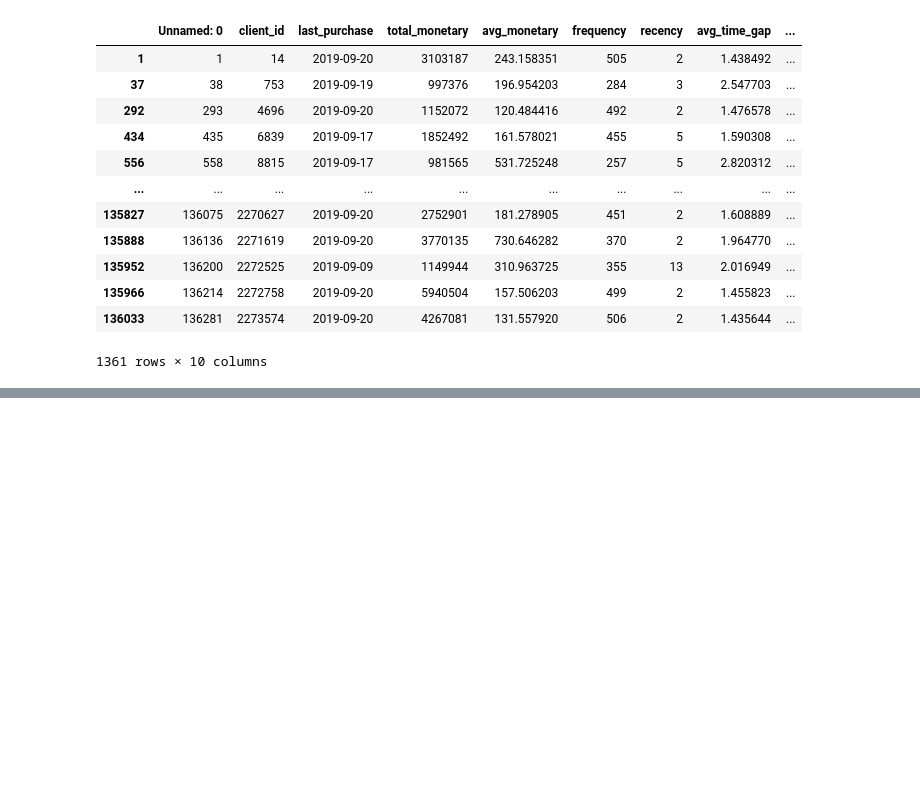
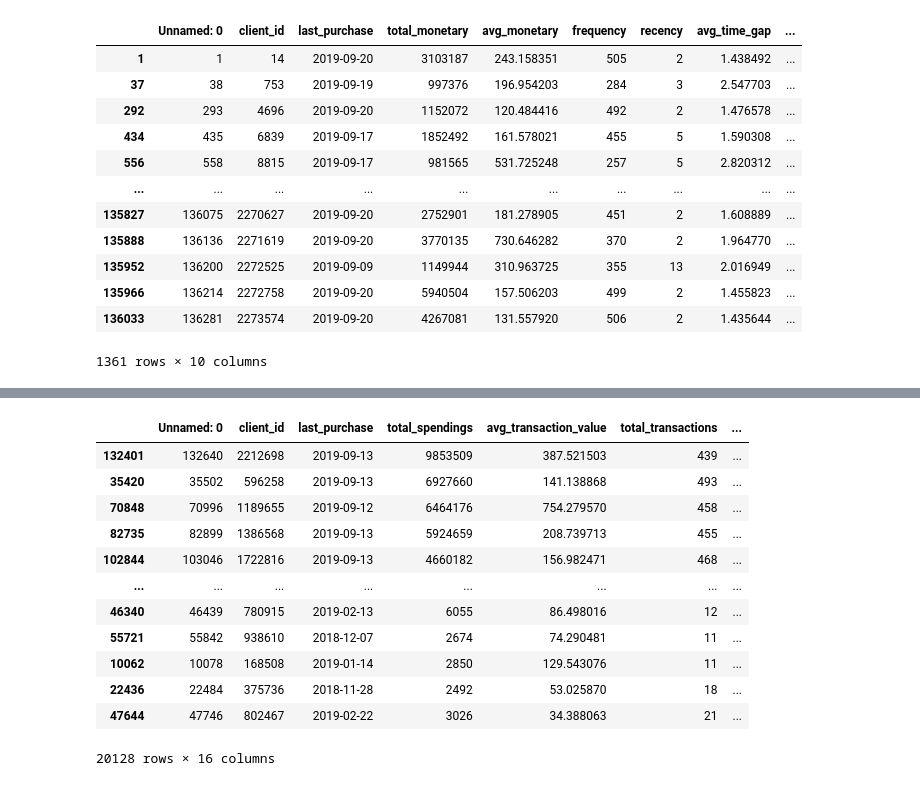
Before and after one commit to CharlesS940/xhec_bcg_strat, a Jupyter notebook: dashboard_datasets.ipynb, the cells around one changed output, grey strips where cells are left out. Drawn from its saved outputs; the diff is of its cells as text; code cells hidden in the pictures; blank space fills up the shorter version.

```diff
--- a/dashboard_datasets.ipynb
+++ b/dashboard_datasets.ipynb
@@ -110,0 +200,18 @@ top_1_percent_spenders_df
+# %%
+churners = churners[churners['potential_monthly_profit'] > 0]
+# %%
+churners
+# %% [output]
+|  | Unnamed: 0 | client_id | last_purchase | total_spendings | avg_transaction_value | total_transactions | ... |
+| 132401 | 132640 | 2212698 | 2019-09-13 | 9853509 | 387.521503 | 439 | ... |
+| 35420 | 35502 | 596258 | 2019-09-13 | 6927660 | 141.138868 | 493 | ... |
+| 70848 | 70996 | 1189655 | 2019-09-12 | 6464176 | 754.279570 | 458 | ... |
+| 82735 | 82899 | 1386568 | 2019-09-13 | 5924659 | 208.739713 | 455 | ... |
+| 102844 | 103046 | 1722816 | 2019-09-13 | 4660182 | 156.982471 | 468 | ... |
+| ... | ... | ... | ... | ... | ... | ... | ... |
+| 46340 | 46439 | 780915 | 2019-02-13 | 6055 | 86.498016 | 12 | ... |
+| 55721 | 55842 | 938610 | 2018-12-07 | 2674 | 74.290481 | 11 | ... |
+| 10062 | 10078 | 168508 | 2019-01-14 | 2850 | 129.543076 | 11 | ... |
+| 22436 | 22484 | 375736 | 2018-11-28 | 2492 | 53.025870 | 18 | ... |
+| 47644 | 47746 | 802467 | 2019-02-22 | 3026 | 34.388063 | 21 | ... |
+20128 rows × 16 columns
```
Also changed, not shown: parts of 10 cells of this notebook.
